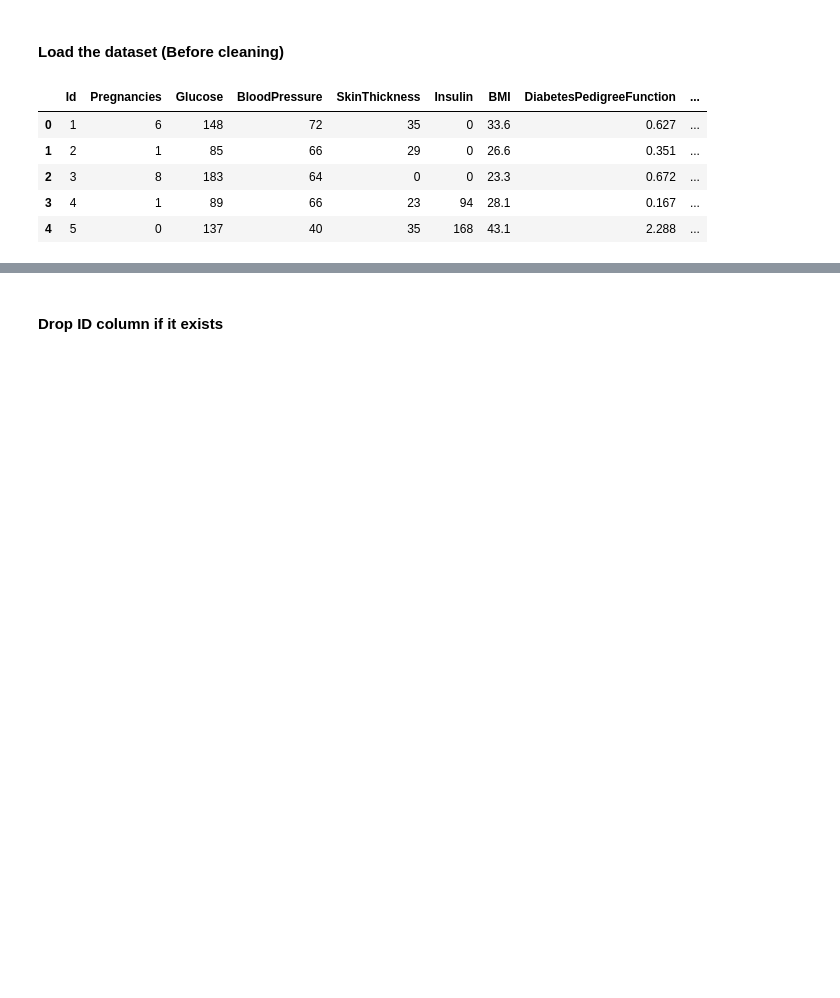
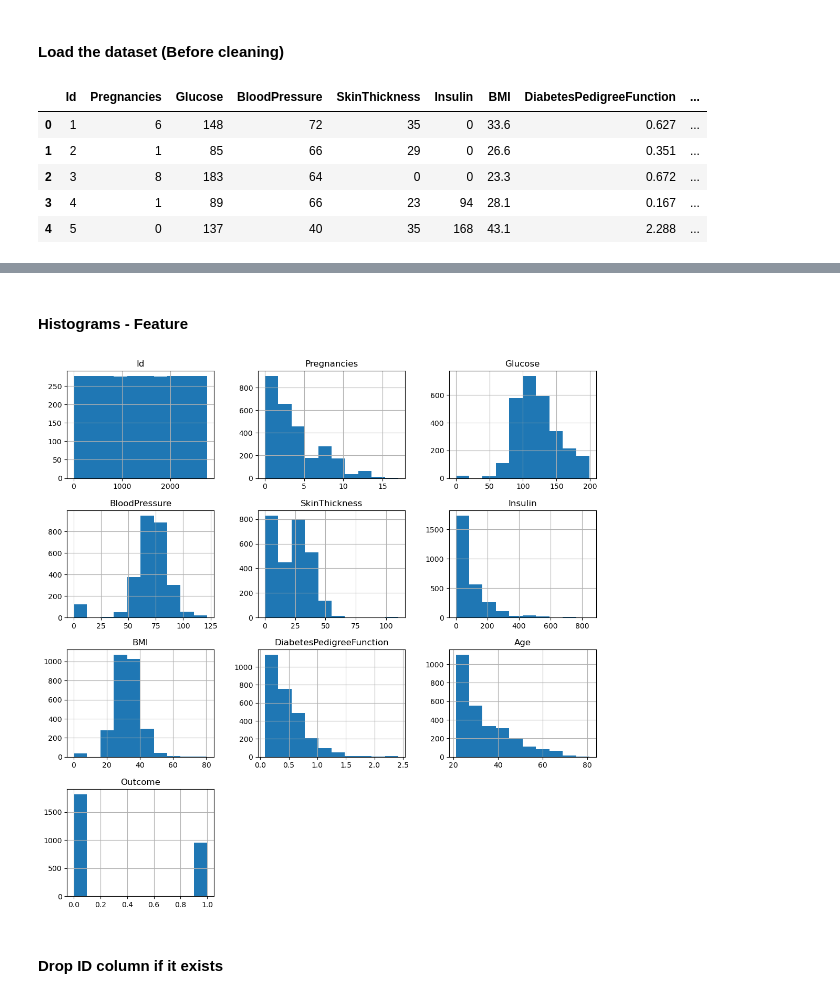
Before and after one commit to VenumiV/diabetes-predictor-ml-flask, a Jupyter notebook: notebooks/FC212026_Malsha/knn.ipynb, the cells around one changed output, grey strips where cells are left out. Drawn from its saved outputs; the diff is of its cells as text; code cells hidden in the pictures; blank space fills up the shorter version.

```diff
--- a/notebooks/FC212026_Malsha/knn.ipynb
+++ b/notebooks/FC212026_Malsha/knn.ipynb
@@ -39,3 +62,10 @@ df.head()
+# %% [markdown]
+#### Histograms - Feature
+# %%
+df.hist(figsize=(13,13))
+plt.show()
+# %% [output]
+[figure, added]
 # %% [markdown]
 #### Drop ID column if it exists
 # %%
```
Also changed, not shown: parts of 17 cells of this notebook.
